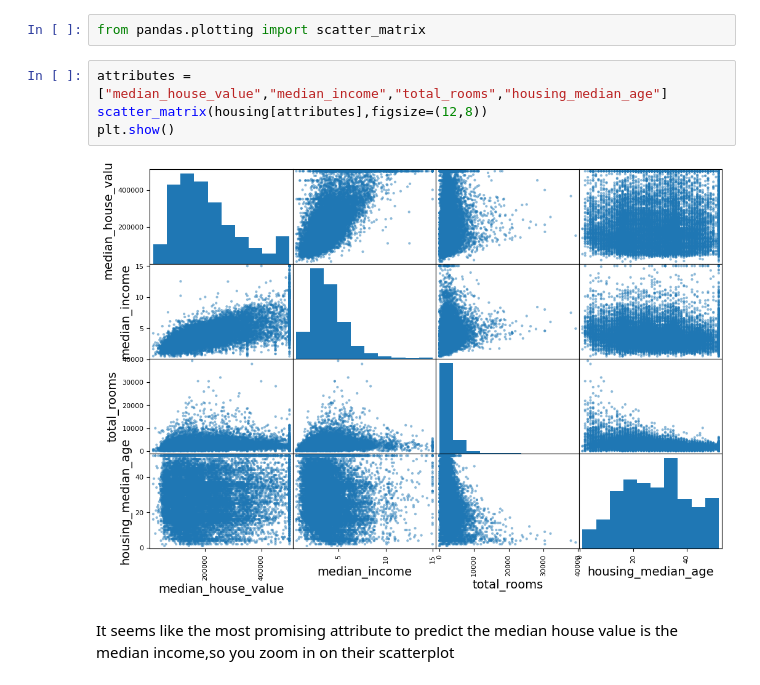
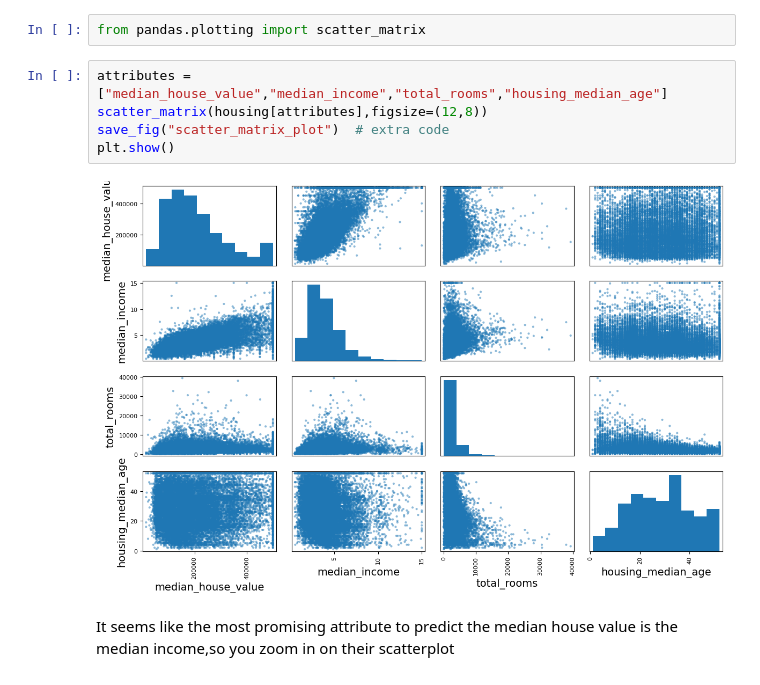
Before and after one commit to SocioPJ/HandsOn-ML, a Jupyter notebook: Chapter2_End-to-End_Machine_Learning_Project/California_House_Prices_Prediction/main.ipynb, the cells around one changed output. Saved outputs shown, nothing was run; the diff lists cells and outputs as text.

Commit message:
feat: :art: Extra code

```diff
--- a/Chapter2_End-to-End_Machine_Learning_Project/California_House_Prices_Prediction/main.ipynb
+++ b/Chapter2_End-to-End_Machine_Learning_Project/California_House_Prices_Prediction/main.ipynb
@@ -414,9 +414,10 @@ from pandas.plotting import scatter_matrix
 # %%
 attributes = ["median_house_value","median_income","total_rooms","housing_median_age"]
 scatter_matrix(housing[attributes],figsize=(12,8))
+save_fig("scatter_matrix_plot")  # extra code
 plt.show()
 # %% [output]
-[figure, old version]
+[figure, new version]
 # %% [markdown]
 It seems like the most promising attribute to predict the median house value is the median income,so you zoom in on their scatterplot
 # %%
```
Also changed, not shown: parts of 6 cells of this notebook, 2 other files.
